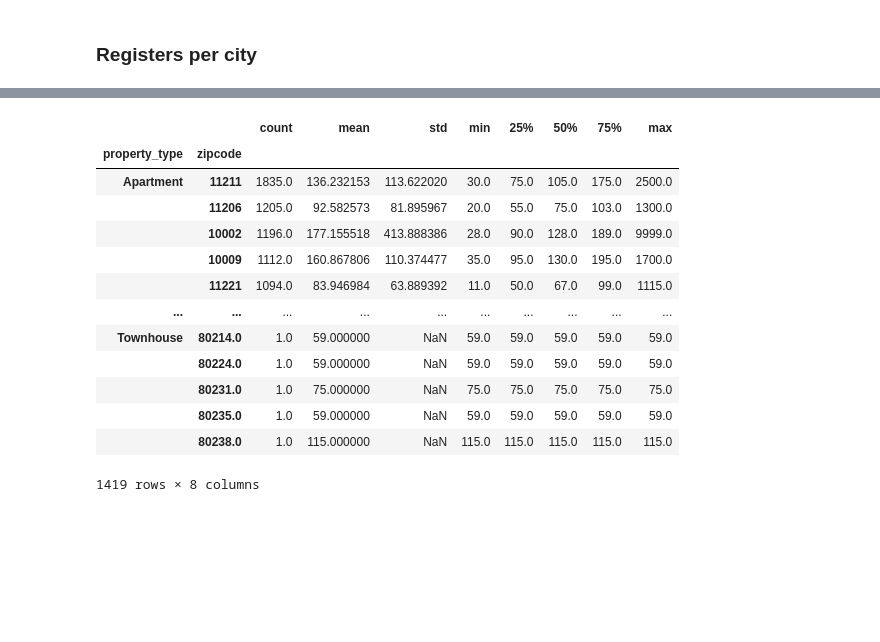
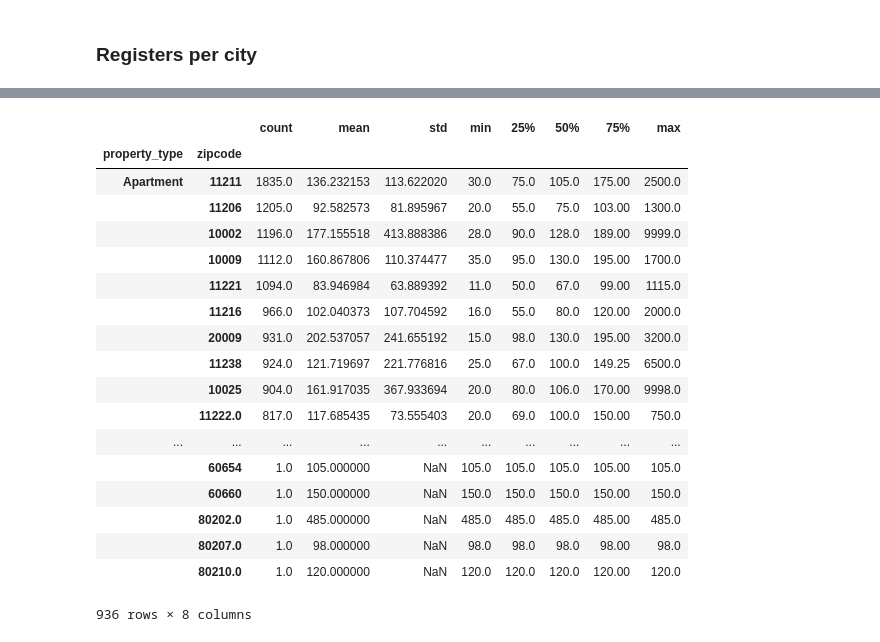
Before and after one commit to pedropvillegase-zz/ds4a4_team13, a Jupyter notebook: 01_listings_zipcode_analysis.ipynb, the cells around one changed output, grey strips where cells are left out. Cells and saved outputs as stored; diff of their text form; code cells hidden in the pictures; blank space fills up the shorter version.

```diff
--- a/01_listings_zipcode_analysis.ipynb
+++ b/01_listings_zipcode_analysis.ipynb
@@ -119,0 +156,3 @@ plt.show()
+# %%
+listings_filt['zipcode_clean'] = list(listings_filt['zipcode'].str.slice(0,5))
+listings_filt.head()
@@ -119,0 +171,12 @@ plt.show()
+# %%
+tem_num_properties = (
+    pd.DataFrame(
+    listings_filt
+    .groupby("zipcode_clean" )['zipcode_clean']
+        .count()
+        .sort_values(ascending = False))
+    .rename(columns = {'zipcode_clean' : 'num_properties'})
+    .reset_index()
+
+)
+tem_num_properties
@@ -119,0 +215,8 @@ plt.show()
+# %%
+listings_filt = (listings_filt
+                 .merge(tem_num_properties,
+                        #how = 'left',
+                        on = 'zipcode_clean')
+                )
+#listings_filt[listings_filt['num_properties'].isna()]
+listings_filt.shape
@@ -119,0 +234,3 @@ plt.show()
+# %%
+listings_filt2 = listings_filt[listings_filt['num_properties'] >= 50]
+listings_filt2.shape
@@ -201,22 +348,27 @@ listings_filt[listings_filt['property_type'] == "Apartment"]
 # %%
 #listings.groupby(["property_type", "zipcode"])["price"].describe().sort_values(by="std")
-(listings_filt
+(listings_filt2
  .groupby(["property_type", "zipcode"])["price"]
  .describe()
  .sort_values(by=["count", "std"], ascending = False))
 # %% [output]
 |  |  | count | mean | std | min | 25% | 50% | 75% | max |
 | property_type | zipcode |  |  |  |  |  |  |  |  |
-| Apartment | 11211 | 1835.0 | 136.232153 | 113.622020 | 30.0 | 75.0 | 105.0 | 175.0 | 2500.0 |
-|  | 11206 | 1205.0 | 92.582573 | 81.895967 | 20.0 | 55.0 | 75.0 | 103.0 | 1300.0 |
-|  | 10002 | 1196.0 | 177.155518 | 413.888386 | 28.0 | 90.0 | 128.0 | 189.0 | 9999.0 |
-|  | 10009 | 1112.0 | 160.867806 | 110.374477 | 35.0 | 95.0 | 130.0 | 195.0 | 1700.0 |
-|  | 11221 | 1094.0 | 83.946984 | 63.889392 | 11.0 | 50.0 | 67.0 | 99.0 | 1115.0 |
+| Apartment | 11211 | 1835.0 | 136.232153 | 113.622020 | 30.0 | 75.0 | 105.0 | 175.00 | 2500.0 |
+|  | 11206 | 1205.0 | 92.582573 | 81.895967 | 20.0 | 55.0 | 75.0 | 103.00 | 1300.0 |
+|  | 10002 | 1196.0 | 177.155518 | 413.888386 | 28.0 | 90.0 | 128.0 | 189.00 | 9999.0 |
+|  | 10009 | 1112.0 | 160.867806 | 110.374477 | 35.0 | 95.0 | 130.0 | 195.00 | 1700.0 |
+|  | 11221 | 1094.0 | 83.946984 | 63.889392 | 11.0 | 50.0 | 67.0 | 99.00 | 1115.0 |
+|  | 11216 | 966.0 | 102.040373 | 107.704592 | 16.0 | 55.0 | 80.0 | 120.00 | 2000.0 |
+|  | 20009 | 931.0 | 202.537057 | 241.655192 | 15.0 | 98.0 | 130.0 | 195.00 | 3200.0 |
+|  | 11238 | 924.0 | 121.719697 | 221.776816 | 25.0 | 67.0 | 100.0 | 149.25 | 6500.0 |
+|  | 10025 | 904.0 | 161.917035 | 367.933694 | 20.0 | 80.0 | 106.0 | 170.00 | 9998.0 |
+|  | 11222.0 | 817.0 | 117.685435 | 73.555403 | 20.0 | 69.0 | 100.0 | 150.00 | 750.0 |
 | ... | ... | ... | ... | ... | ... | ... | ... | ... | ... |
-| Townhouse | 80214.0 | 1.0 | 59.000000 | NaN | 59.0 | 59.0 | 59.0 | 59.0 | 59.0 |
-|  | 80224.0 | 1.0 | 59.000000 | NaN | 59.0 | 59.0 | 59.0 | 59.0 | 59.0 |
-|  | 80231.0 | 1.0 | 75.000000 | NaN | 75.0 | 75.0 | 75.0 | 75.0 | 75.0 |
-|  | 80235.0 | 1.0 | 59.000000 | NaN | 59.0 | 59.0 | 59.0 | 59.0 | 59.0 |
-|  | 80238.0 | 1.0 | 115.000000 | NaN | 115.0 | 115.0 | 115.0 | 115.0 | 115.0 |
+|  | 60654 | 1.0 | 105.000000 | NaN | 105.0 | 105.0 | 105.0 | 105.00 | 105.0 |
+|  | 60660 | 1.0 | 150.000000 | NaN | 150.0 | 150.0 | 150.0 | 150.00 | 150.0 |
+|  | 80202.0 | 1.0 | 485.000000 | NaN | 485.0 | 485.0 | 485.0 | 485.00 | 485.0 |
+|  | 80207.0 | 1.0 | 98.000000 | NaN | 98.0 | 98.0 | 98.0 | 98.00 | 98.0 |
+|  | 80210.0 | 1.0 | 120.000000 | NaN | 120.0 | 120.0 | 120.0 | 120.00 | 120.0 |
-1419 rows × 8 columns
+936 rows × 8 columns
 # %%
```
Also changed, not shown: parts of 22 cells of this notebook.
